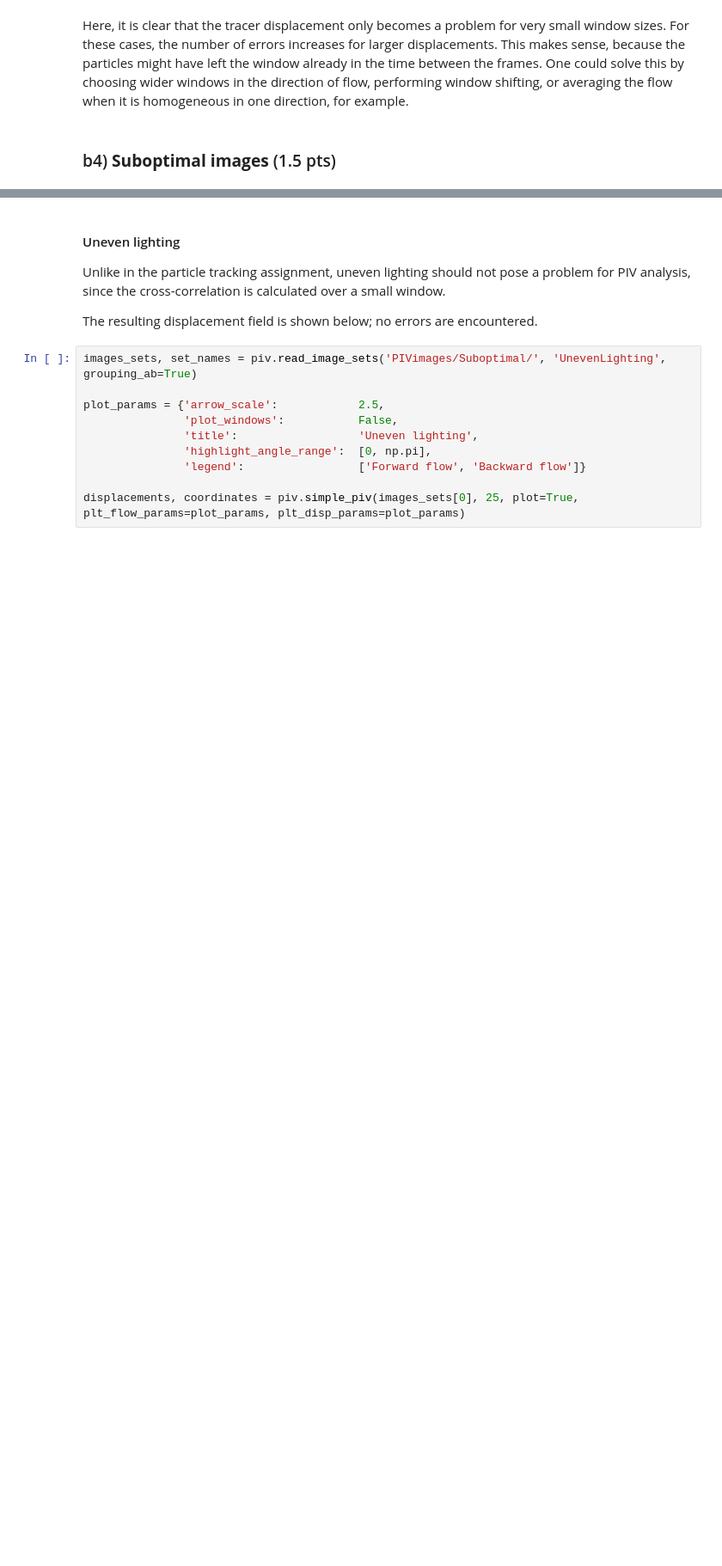
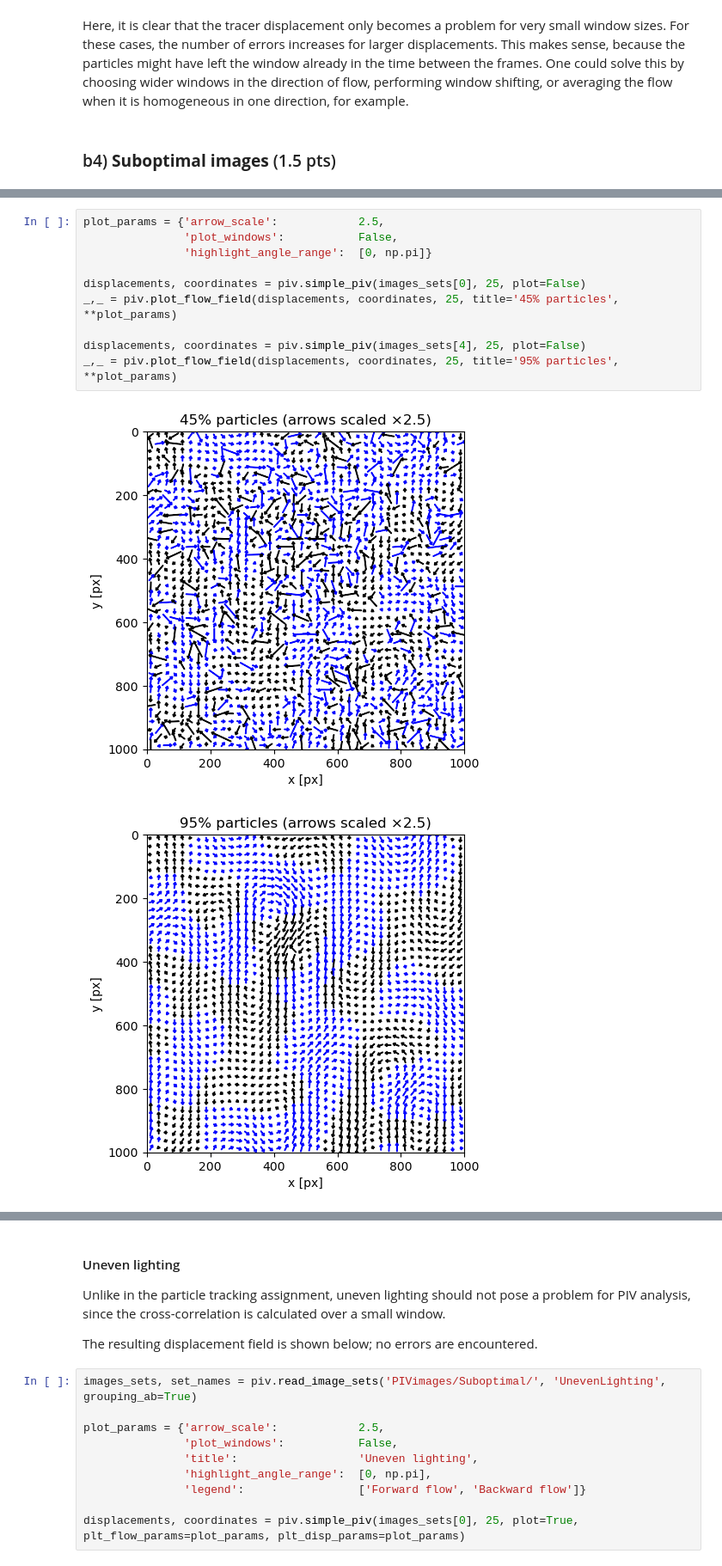
Before and after one commit to TFLVerouden/ETPoF, a Jupyter notebook: HW4/ETPoF_HW4.ipynb, the cells around one changed output, grey strips where cells are left out. Shown at 86% size. Cells and saved outputs as stored; diff of their text form; blank space fills up the shorter version.

```diff
--- a/HW4/ETPoF_HW4.ipynb
+++ b/HW4/ETPoF_HW4.ipynb
@@ -360,0 +385,13 @@ plt.show()
+# %%
+plot_params = {'arrow_scale':            2.5,
+               'plot_windows':           False,
+               'highlight_angle_range':  [0, np.pi]}
+
+displacements, coordinates = piv.simple_piv(images_sets[0], 25, plot=False)
+_,_ = piv.plot_flow_field(displacements, coordinates, 25, title='45% particles', **plot_params)
+
+displacements, coordinates = piv.simple_piv(images_sets[4], 25, plot=False)
+_,_ = piv.plot_flow_field(displacements, coordinates, 25, title='95% particles', **plot_params)
+# %% [output]
+[figure, added]
+[figure, added]
```
Also changed, not shown: parts of 14 cells of this notebook.
